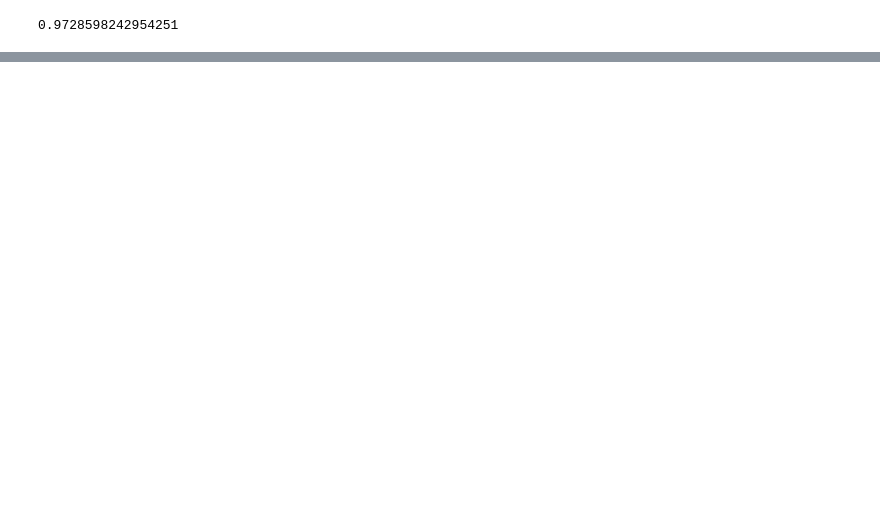
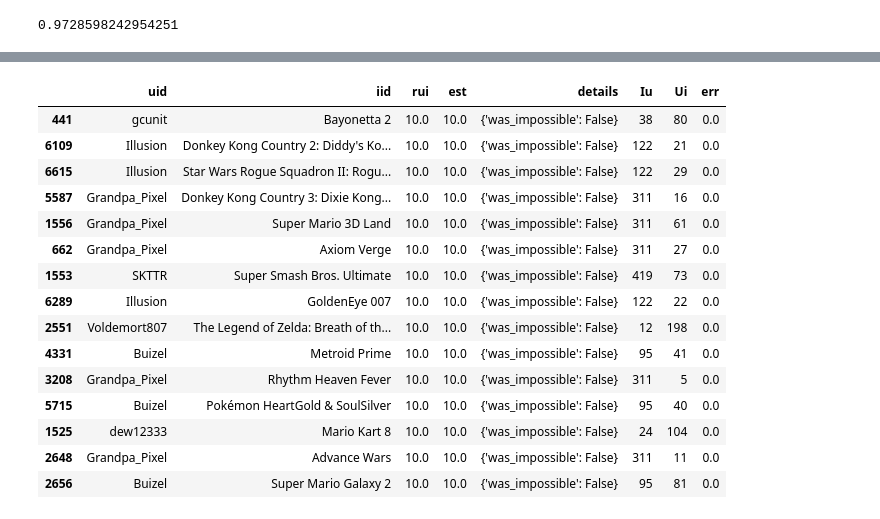
Before and after one commit to jberkowitz89/SharpestMindsProject, a Jupyter notebook: Nintendo_Project/2.22 Work.ipynb, the cells around one changed output, grey strips where cells are left out. Drawn from its saved outputs; the diff is of its cells as text; code cells hidden in the pictures; blank space fills up the shorter version.

```diff
--- a/Nintendo_Project/2.22 Work.ipynb
+++ b/Nintendo_Project/2.22 Work.ipynb
@@ -1114,0 +1162,19 @@ print(1-personalization)
+# %%
+prediction_df.sort_values(by="err")[:15]
+# %% [output]
+|  | uid | iid | rui | est | details | Iu | Ui | err |
+| 441 | gcunit | Bayonetta 2 | 10.0 | 10.0 | {'was_impossible': False} | 38 | 80 | 0.0 |
+| 6109 | Illusion | Donkey Kong Country 2: Diddy's Ko... | 10.0 | 10.0 | {'was_impossible': False} | 122 | 21 | 0.0 |
+| 6615 | Illusion | Star Wars Rogue Squadron II: Rogu... | 10.0 | 10.0 | {'was_impossible': False} | 122 | 29 | 0.0 |
+| 5587 | Grandpa_Pixel | Donkey Kong Country 3: Dixie Kong... | 10.0 | 10.0 | {'was_impossible': False} | 311 | 16 | 0.0 |
+| 1556 | Grandpa_Pixel | Super Mario 3D Land | 10.0 | 10.0 | {'was_impossible': False} | 311 | 61 | 0.0 |
+| 662 | Grandpa_Pixel | Axiom Verge | 10.0 | 10.0 | {'was_impossible': False} | 311 | 27 | 0.0 |
+| 1553 | SKTTR | Super Smash Bros. Ultimate | 10.0 | 10.0 | {'was_impossible': False} | 419 | 73 | 0.0 |
+| 6289 | Illusion | GoldenEye 007 | 10.0 | 10.0 | {'was_impossible': False} | 122 | 22 | 0.0 |
+| 2551 | Voldemort807 | The Legend of Zelda: Breath of th... | 10.0 | 10.0 | {'was_impossible': False} | 12 | 198 | 0.0 |
+| 4331 | Buizel | Metroid Prime | 10.0 | 10.0 | {'was_impossible': False} | 95 | 41 | 0.0 |
+| 3208 | Grandpa_Pixel | Rhythm Heaven Fever | 10.0 | 10.0 | {'was_impossible': False} | 311 | 5 | 0.0 |
+| 5715 | Buizel | Pokémon HeartGold & SoulSilver | 10.0 | 10.0 | {'was_impossible': False} | 95 | 40 | 0.0 |
+| 1525 | dew12333 | Mario Kart 8 | 10.0 | 10.0 | {'was_impossible': False} | 24 | 104 | 0.0 |
+| 2648 | Grandpa_Pixel | Advance Wars | 10.0 | 10.0 | {'was_impossible': False} | 311 | 11 | 0.0 |
+| 2656 | Buizel | Super Mario Galaxy 2 | 10.0 | 10.0 | {'was_impossible': False} | 95 | 81 | 0.0 |
```
Also changed, not shown: parts of 18 cells of this notebook, 6 other files.
